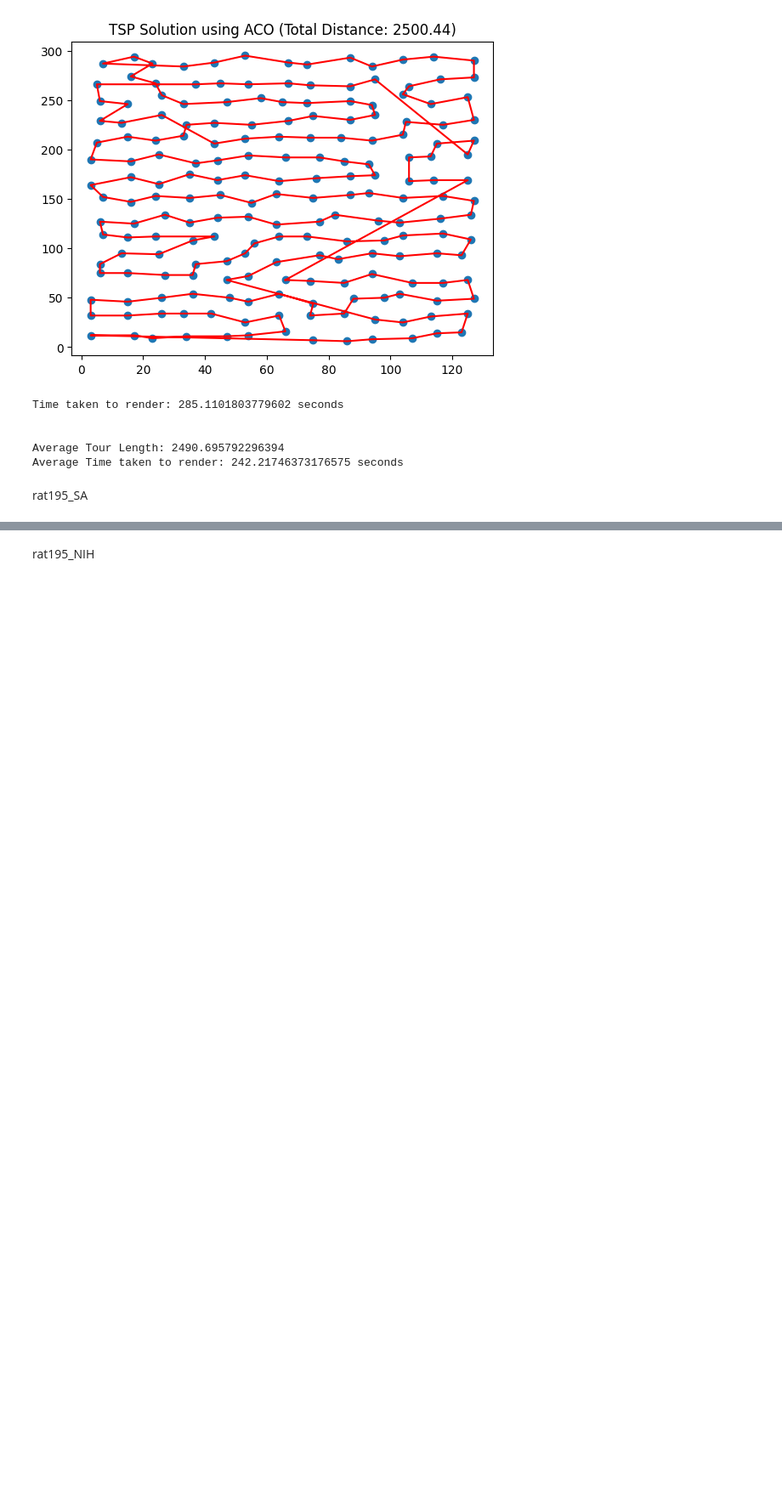
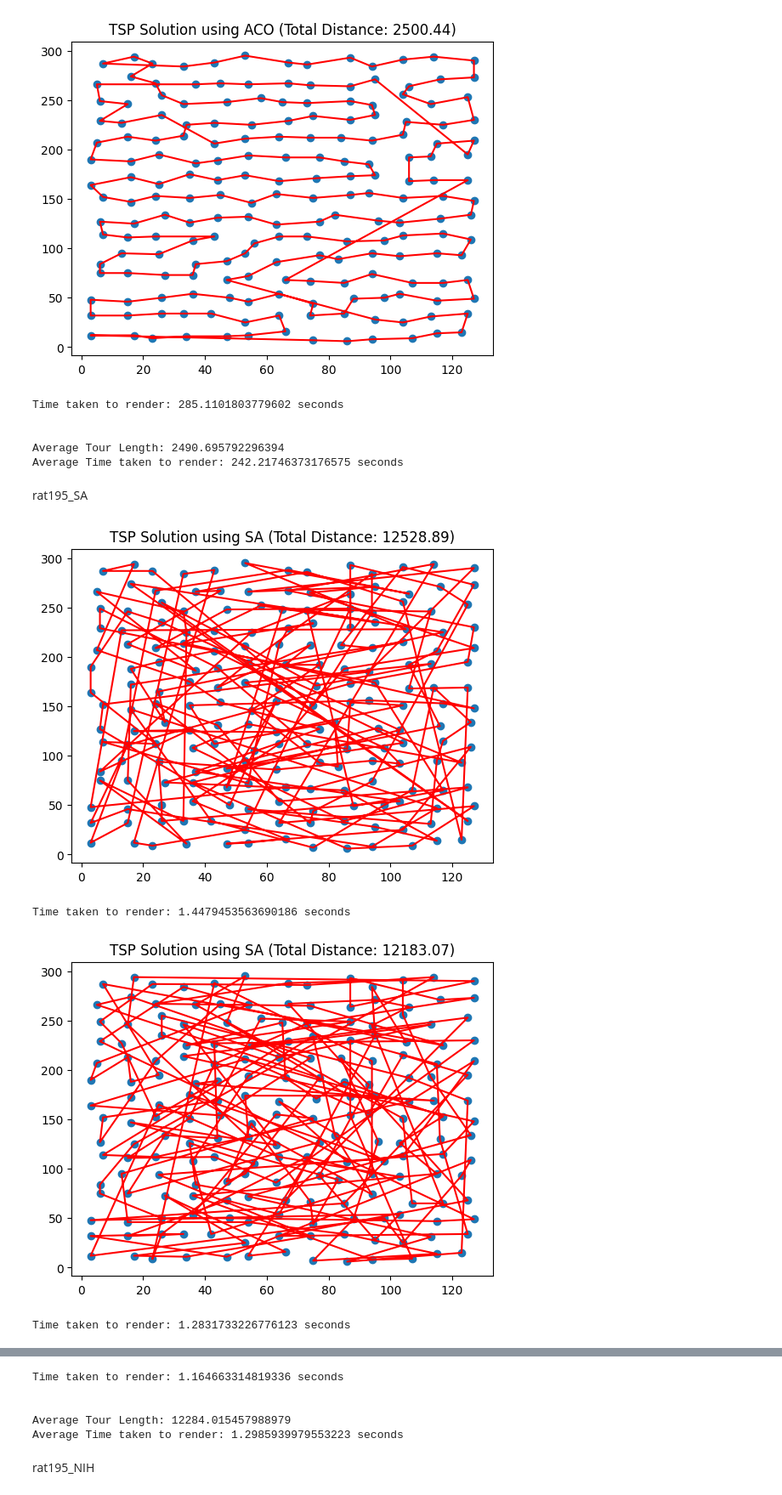
Before and after one commit to Amboyandrey/TSPLIB, a Jupyter notebook: EUC_2D/rat195_others.ipynb, the cells around one changed output, grey strips where cells are left out. Shown at 85% size. Drawn from its saved outputs; the diff is of its cells as text; code cells hidden in the pictures; blank space fills up the shorter version.

```diff
--- a/EUC_2D/rat195_others.ipynb
+++ b/EUC_2D/rat195_others.ipynb
@@ -192,6 +192,8 @@ class TSPSolver:
 
     def solve(self):
         self.simulated_annealing()
+        # Connect the last city back to the starting city to form a closed tour
+        self.tour.append(self.tour[0])
 
 # Parse the TSP dataset and extract coordinates
 def parse_tsp_dataset(data):
@@ -228,30 +230,35 @@ tsp_data = load_tsp_file(tsp_file_path)
 city_coordinates = parse_tsp_dataset(tsp_data)
 
 # Create TSPSolver instance and solve using simulated annealing
 total_distances = []
 render_times = []
 
 for i in range(3):
     start_time = time.time()  # Start timing for this run
     solver = TSPSolver(city_coordinates)
     solver.solve()
     total_distance = solver.total_distance(solver.tour)
     total_distances.append(total_distance)
     # Plot the solution
     plt.figure()
     plt.scatter(solver.points[:, 0], solver.points[:, 1])
     tour_points = np.array([solver.points[i] for i in solver.tour])
     plt.plot(tour_points[:, 0], tour_points[:, 1], 'r-')
     plt.title(f'TSP Solution using SA (Total Distance: {total_distance:.2f})')
     plt.show()
 
     end_time = time.time()  # End timing for this run
     rendered_time = end_time - start_time  # Calculate render time for this run
     render_times.append(rendered_time)
     print("Time taken to render:", rendered_time, "seconds\n\n")
 
 # Calculate and print average tour length and average time taken to render
 average_tour_length = np.mean(total_distances)
 average_render_time = np.mean(render_times)
 print("Average Tour Length:", average_tour_length)
 print("Average Time taken to render:", average_render_time, "seconds")
+# %% [output]
+[figure, added]
+Time taken to render: 1.4479453563690186 seconds
+[figure, added]
+Time taken to render: 1.2831733226776123 seconds
@@ -258,3 +266,8 @@ print("Average Time taken to render:", average_render_time, "seconds")
+Time taken to render: 1.164663314819336 seconds
+
+
+Average Tour Length: 12284.015457988979
+Average Time taken to render: 1.2985939979553223 seconds
 # %% [markdown]
 rat195_NIH
 # %%
```
Also changed, not shown: parts of 1 cell of this notebook, 38 other files.
